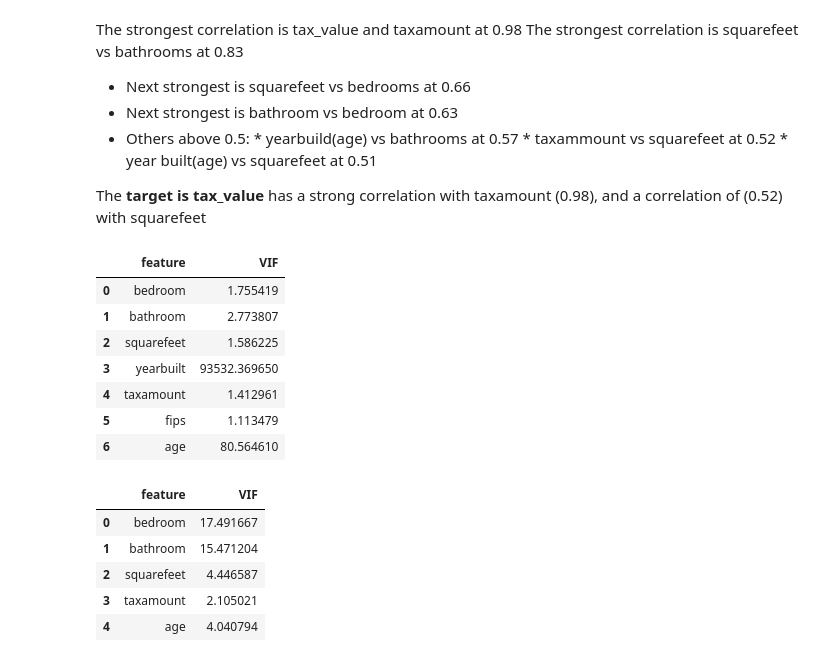
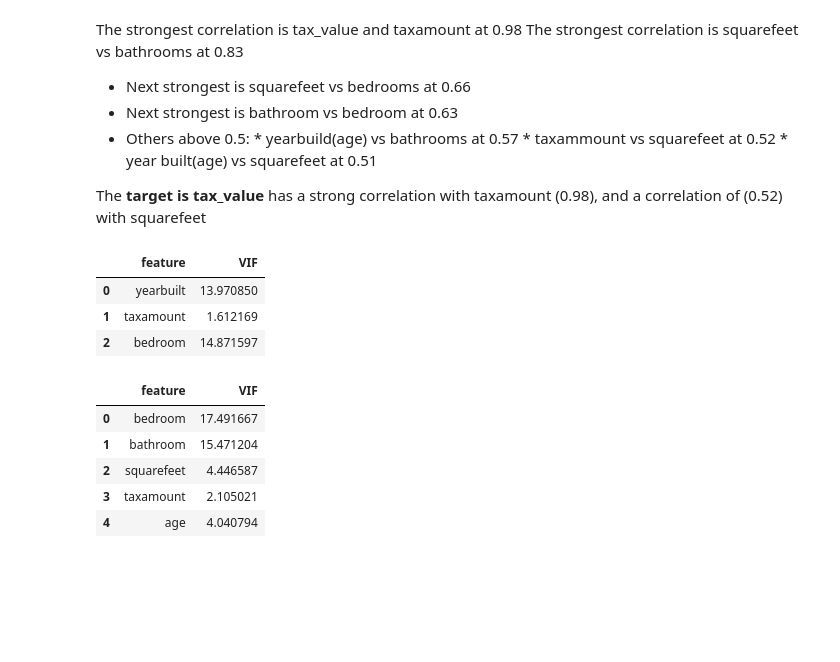
Before and after one commit to Yvette-Ibarra/regression-exercises, a Jupyter notebook: explore_zillow.ipynb, the cells around one changed output. Saved outputs shown, nothing was run; the diff lists cells and outputs as text; code cells hidden in the pictures; blank space fills up the shorter version.

```diff
--- a/explore_zillow.ipynb
+++ b/explore_zillow.ipynb
@@ -27,7 +27,7 @@ df.shape
 # %%
 # Split data to train , test validate, using random state 123
 train_and_validate, test = train_test_split(df, random_state=123)
-train, validate = train_test_split(x_train_and_validate, random_state=123)
+train, validate = train_test_split(train_and_validate, random_state=123)
 # %%
 # shape of train
 train.shape
@@ -132,26 +118,22 @@ The strongest correlation is squarefeet vs bathrooms at 0.83
 
 The **target is tax_value** has a strong correlation with taxamount (0.98), and a correlation of (0.52) with squarefeet
 # %%
-X = train[['bedroom', 'bathroom', 'squarefeet', 'yearbuilt',
-       'taxamount','fips','age' ]]
+X = train[[ 'yearbuilt',
+       'taxamount','bedroom']]
 # VIF dataframe
 vif_data = pd.DataFrame()
 vif_data["feature"] = X.columns
 
 # calculating VIF for each feature
 vif_data["VIF"] = [variance_inflation_factor(X.values, i)
                           for i in range(len(X.columns))]
 
 vif_data
 # %% [output]
 |  | feature | VIF |
-| 0 | bedroom | 1.755419 |
-| 1 | bathroom | 2.773807 |
-| 2 | squarefeet | 1.586225 |
-| 3 | yearbuilt | 93532.369650 |
-| 4 | taxamount | 1.412961 |
-| 5 | fips | 1.113479 |
-| 6 | age | 80.564610 |
+| 0 | yearbuilt | 13.970850 |
+| 1 | taxamount | 1.612169 |
+| 2 | bedroom | 14.871597 |
 # %%
 X = train[['bedroom', 'bathroom', 'squarefeet' ,
        'taxamount','age' ]]
```
Also changed, not shown: parts of 39 cells of this notebook.
